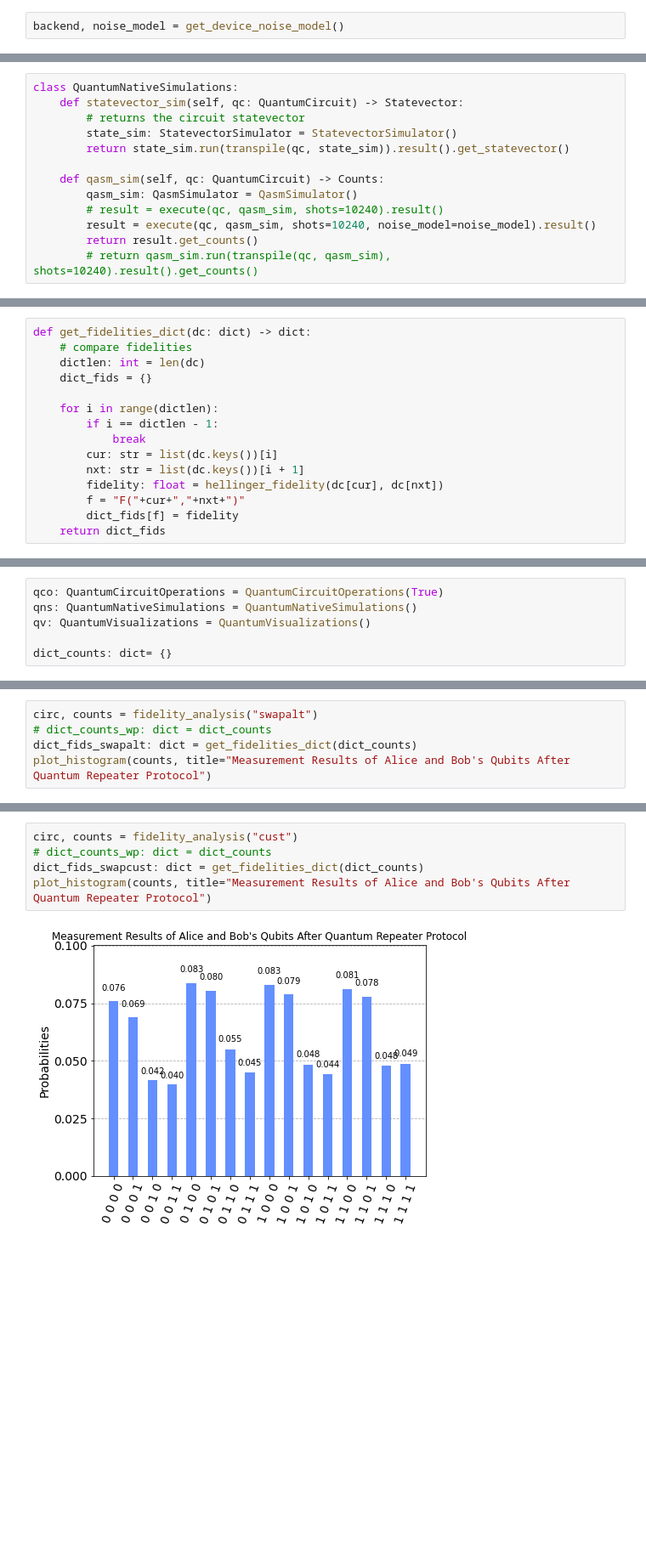
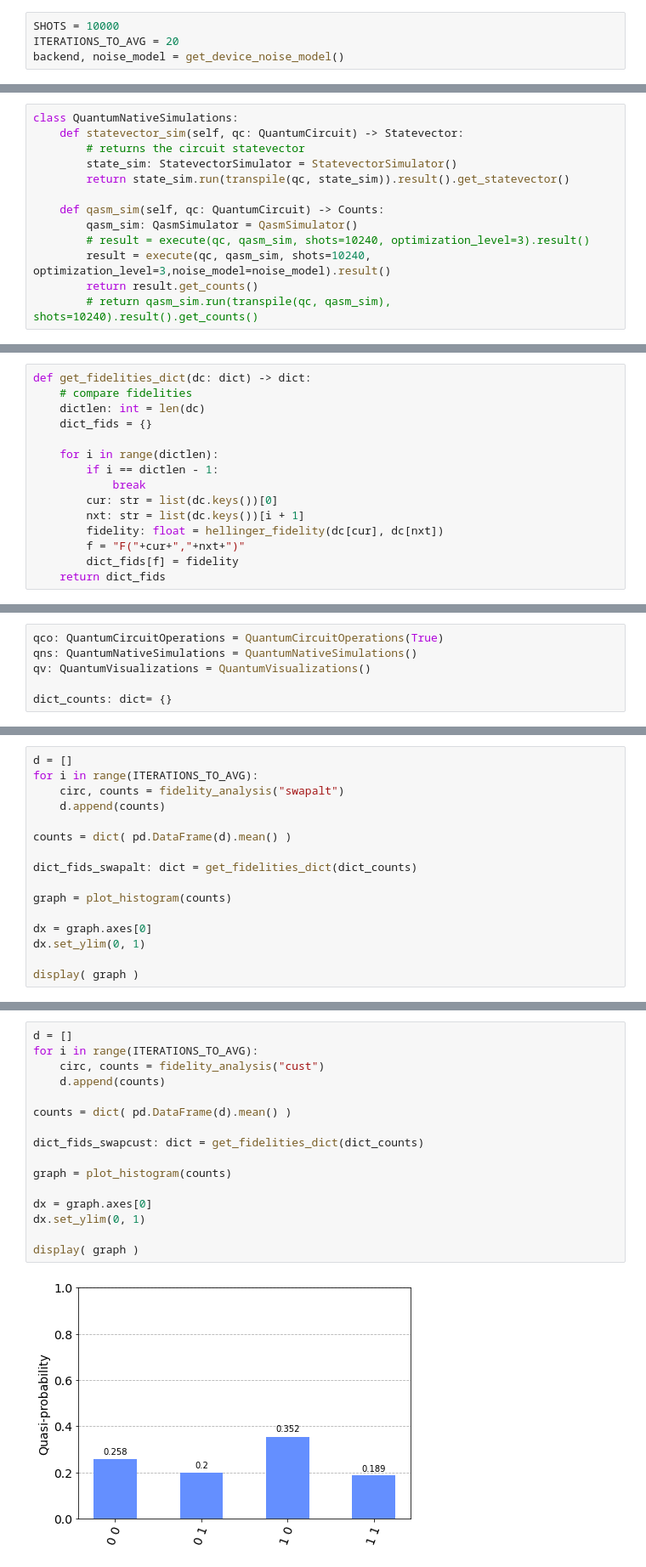
Before and after one commit to Phystro/Quantum-Repeater-Design, a Jupyter notebook: src/purification_strategy/qr_deutsch_purification_strategy.ipynb, the cells around one changed output, grey strips where cells are left out. Shown at 85% size. Saved outputs shown, nothing was run; the diff lists cells and outputs as text; blank space fills up the shorter version.

```diff
--- a/src/purification_strategy/qr_deutsch_purification_strategy.ipynb
+++ b/src/purification_strategy/qr_deutsch_purification_strategy.ipynb
@@ -39,5 +40,7 @@ def get_device_noise_model() -> (AerSimulator, NoiseModel):
     noise_model = NoiseModel.from_backend(backend)
     return backend, noise_model
 # %%
+SHOTS = 10000
+ITERATIONS_TO_AVG = 20
 backend, noise_model = get_device_noise_model()
 # %% [output]
@@ -105,8 +105,8 @@ class QuantumNativeSimulations:
 
     def qasm_sim(self, qc: QuantumCircuit) -> Counts:
         qasm_sim: QasmSimulator = QasmSimulator()
-        # result = execute(qc, qasm_sim, shots=10240).result()
-        result = execute(qc, qasm_sim, shots=10240, noise_model=noise_model).result()
+        # result = execute(qc, qasm_sim, shots=10240, optimization_level=3).result()
+        result = execute(qc, qasm_sim, shots=10240, optimization_level=3,noise_model=noise_model).result()
         return result.get_counts()
         # return qasm_sim.run(transpile(qc, qasm_sim), shots=10240).result().get_counts()
 # %%
@@ -126,7 +126,7 @@ def get_fidelities_dict(dc: dict) -> dict:
     for i in range(dictlen):
         if i == dictlen - 1:
             break
-        cur: str = list(dc.keys())[i]
+        cur: str = list(dc.keys())[0]
         nxt: str = list(dc.keys())[i + 1]
         fidelity: float = hellinger_fidelity(dc[cur], dc[nxt])
         f = "F("+cur+","+nxt+")"
@@ -343,6 +405,17 @@ circ.draw("mpl", fold=-1)
 # %%
-circ, counts = fidelity_analysis("swapalt")
-# dict_counts_wp: dict = dict_counts
+d = []
+for i in range(ITERATIONS_TO_AVG):
+    circ, counts = fidelity_analysis("swapalt")
+    d.append(counts)
+
+counts = dict( pd.DataFrame(d).mean() )
+
 dict_fids_swapalt: dict = get_fidelities_dict(dict_counts)
-plot_histogram(counts, title="Measurement Results of Alice and Bob's Qubits After Quantum Repeater Protocol")
+
+graph = plot_histogram(counts)
+
+dx = graph.axes[0]
+dx.set_ylim(0, 1)
+
+display( graph )
 # %% [output]
@@ -362,8 +438,19 @@ circ.draw("mpl", fold=-1)
 # %%
-circ, counts = fidelity_analysis("cust")
-# dict_counts_wp: dict = dict_counts
+d = []
+for i in range(ITERATIONS_TO_AVG):
+    circ, counts = fidelity_analysis("cust")
+    d.append(counts)
+
+counts = dict( pd.DataFrame(d).mean() )
+
 dict_fids_swapcust: dict = get_fidelities_dict(dict_counts)
-plot_histogram(counts, title="Measurement Results of Alice and Bob's Qubits After Quantum Repeater Protocol")
+
+graph = plot_histogram(counts)
+
+dx = graph.axes[0]
+dx.set_ylim(0, 1)
+
+display( graph )
 # %% [output]
-[figure, old version]
+[figure, new version]
 # %%
```
Also changed, not shown: parts of 28 cells of this notebook, 4 other files.
